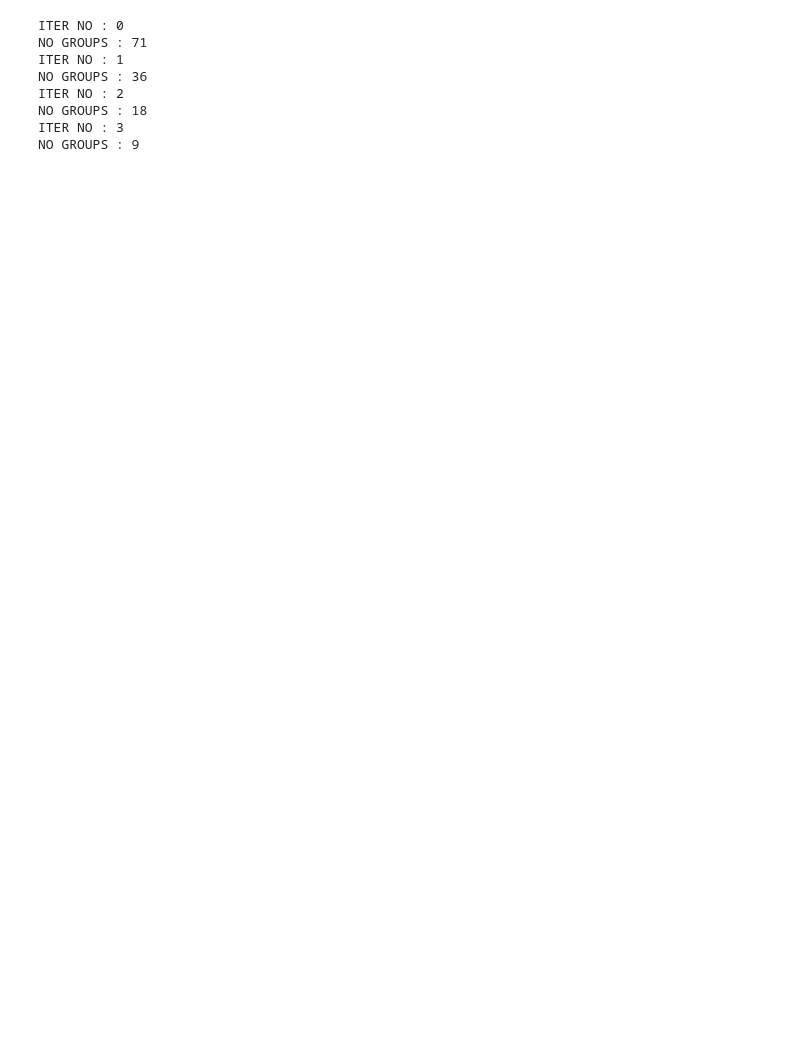
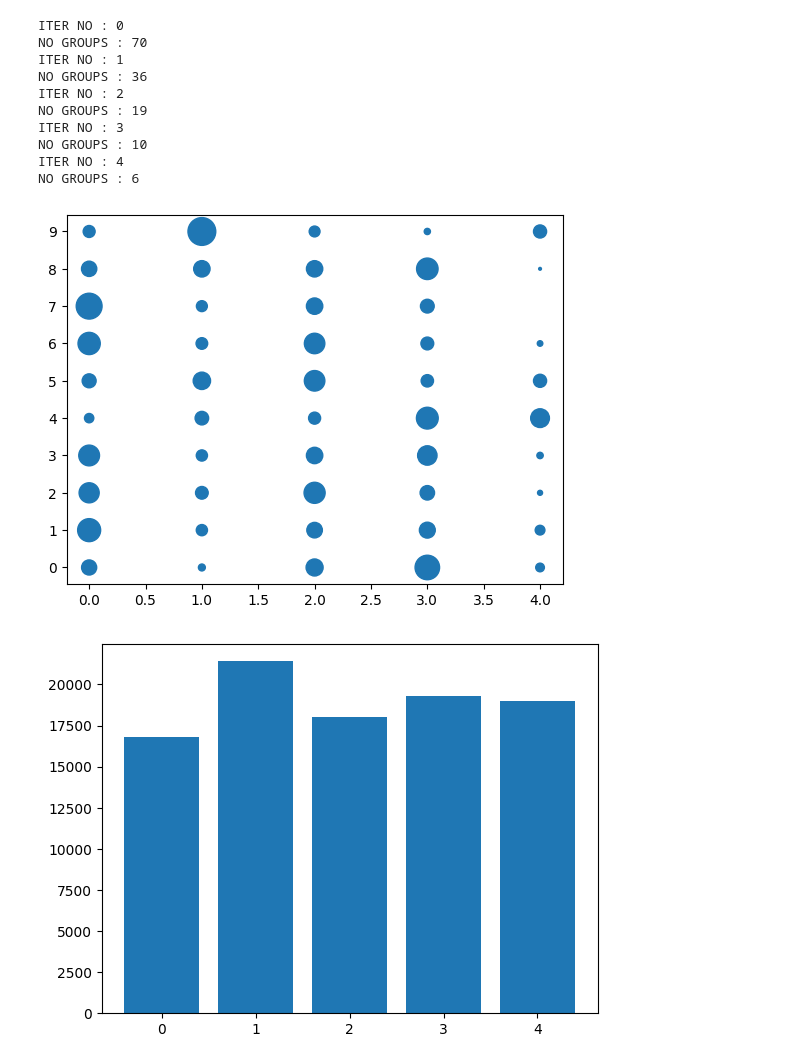
Before and after one commit to GoktugOcal/natadapt-x-flower, a Jupyter notebook: grouping.ipynb, the cells around one changed output. Saved outputs shown, nothing was run; the diff lists cells and outputs as text; code cells hidden in the pictures; blank space fills up the shorter version.

```diff
--- a/grouping.ipynb
+++ b/grouping.ipynb
@@ -65,16 +157,32 @@ import random
 def dist(Z_i,Z_j):
     magnitude = lambda vector: math.sqrt(sum(pow(element, 2) for element in vector))
     Z_ij = Z_i+Z_j
-    return magnitude(Z_ij/magnitude(Z_ij) - Z_global/magnitude(Z_global))
+    return magnitude(Z_ij/magnitude(Z_ij) - Z_global/magnitude(Z_global)) #+ (magnitude(np.sqrt(zi*zj)) / magnitude(Z_global))
 
 
-NO_CLIENTS = 140
+
+label_vectors = deepcopy(main_label_vectors)
+dataset_sizes = np.sum(label_vectors, axis=1)
+label_vectors = np.asarray([label_vectors[idx] for _, idx in sorted(zip(dataset_sizes, np.arange(len(label_vectors))), reverse=True)])
+
+delay = np.repeat(np.repeat(np.arange(1,100,10), 14).reshape(-1,1),10, axis=1)
+np.random.shuffle(delay)
+# label_vectors = np.multiply(label_vectors,delay)
+
+h = np.sum(label_vectors * delay, axis = 1)
+limit = 0
+limit = np.percentile(h,100)
+thresh_delay = np.sum(label_vectors * delay, axis = 1)
+delay = delay[thresh_delay < limit]
+label_vectors = label_vectors[thresh_delay < limit]
+
+NO_CLIENTS = len(label_vectors)
 N = 20
-NO_ITER = 5
+NO_ITER = 6
 main_groups = np.zeros(NO_CLIENTS, dtype=int)
 
 groups = deepcopy(main_groups)
-label_vectors = deepcopy(main_label_vectors)
+
 
 NO_GROUPS = NO_CLIENTS
 for iterno in range(NO_ITER-1):
@@ -90,10 +198,14 @@ for iterno in range(NO_ITER-1):
             if groups[i] == 0:
                 client_k = i
                 break
-        client_k = random.choice([i for i in range(len(label_vectors)) if groups[i] == 0])
+        # client_k = random.choice([i for i in range(len(label_vectors)) if groups[i] == 0])
+
+
+
 
         client_l = None
         while True:
+
             client_j = np.argmin([dist(label_vectors[client_k],label_vectors[j]) if(groups[j] == 0) else np.inf for j in range(NO_GROUPS)])
             client_l = np.argmin([dist(label_vectors[client_j],label_vectors[j]) if(groups[j] == 0) else np.inf for j in range(NO_GROUPS)])
 
@@ -101,38 +213,73 @@ for iterno in range(NO_ITER-1):
                 client_k = client_l
                 continue
             else: break
-
-        # print(f"CNT : {cnt} | K : {client_k} | J : {client_j}")
+        # print("------")
 
         groups[client_k] = cnt
         groups[client_j] = cnt
 
         cnt += 1
 
     NO_GROUPS = len(np.unique(groups))
     print("NO GROUPS :", NO_GROUPS)
     new_label_vectors = np.zeros((NO_GROUPS,10))
     for idx, group_id in enumerate(np.unique(groups)):
         new_label_vectors[idx] = np.sum(label_vectors[groups == group_id], axis=0)
 
     label_vectors = new_label_vectors
 
 
+    # groupMap = dict(zip(np.arange(len(main_groups)), groups))
+
+    # break
+
+    # print(groups)
     if iterno == 0:
         main_groups = deepcopy(groups)
     else:
-        for idx in range(len(groups)):
+        for idx in range(1,len(groups)+1):
             for main_idx in range(len(main_groups)):
                 if main_groups[main_idx] == idx:
-                    main_groups[main_idx] = groups[idx]
+                    main_groups[main_idx] = groups[idx-1]
 
+    prev_groups = deepcopy(groups)
     groups = np.zeros(NO_GROUPS, dtype=int)
+    # print(np.unique(main_groups, return_counts=True))
+    # print(np.unique(main_groups, return_counts=True)[0])
+    # print(dict(zip(np.unique(main_groups, return_counts=True))))
+
+
+new_label_vectors = np.zeros((len(np.unique(main_groups)),10))
+delays = np.zeros((len(np.unique(main_groups))))
+temp_label_vectors = main_label_vectors[thresh_delay < limit]
+main_delay = np.sum(temp_label_vectors * delay, axis = 1)
+for idx, group_id in enumerate(np.unique(main_groups)):
+    new_label_vectors[idx] = np.sum(temp_label_vectors[main_groups == group_id], axis=0)
+    delays[idx] = np.mean(main_delay[main_groups == group_id])
+
+
+x = np.array(np.meshgrid(np.arange(len(np.unique(main_groups))),np.arange(10))).T.reshape(-1,2)[:,0]
+y = np.array(np.meshgrid(np.arange(len(np.unique(main_groups))),np.arange(10))).T.reshape(-1,2)[:,1]
+s = new_label_vectors.reshape(1,-1)[0]
+s = ((s - np.amin(s))/(np.amax(s) - np.amin(s))*400).astype("int")
+
+plt.scatter(x,y,s)
+plt.yticks(np.arange(10))
+plt.show()
+
+h = delays
+plt.bar(x=np.arange(len(h)), height=h)
+plt.show()
 # %% [output]
 ITER NO : 0
-NO GROUPS : 71
+NO GROUPS : 70
 ITER NO : 1
 NO GROUPS : 36
 ITER NO : 2
-NO GROUPS : 18
+NO GROUPS : 19
 ITER NO : 3
-NO GROUPS : 9
+NO GROUPS : 10
+ITER NO : 4
+NO GROUPS : 6
+[figure, added]
+[figure, added]
```
Also changed, not shown: parts of 13 cells of this notebook, 12 other files.
